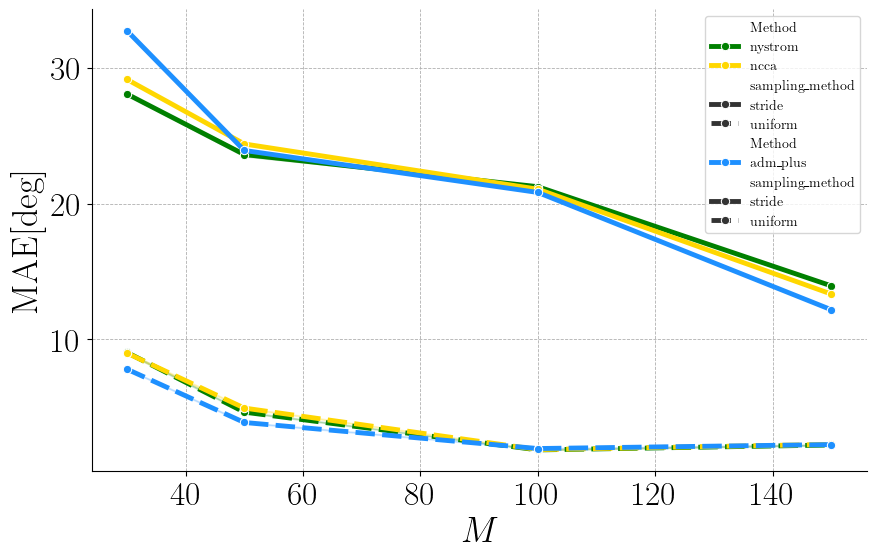
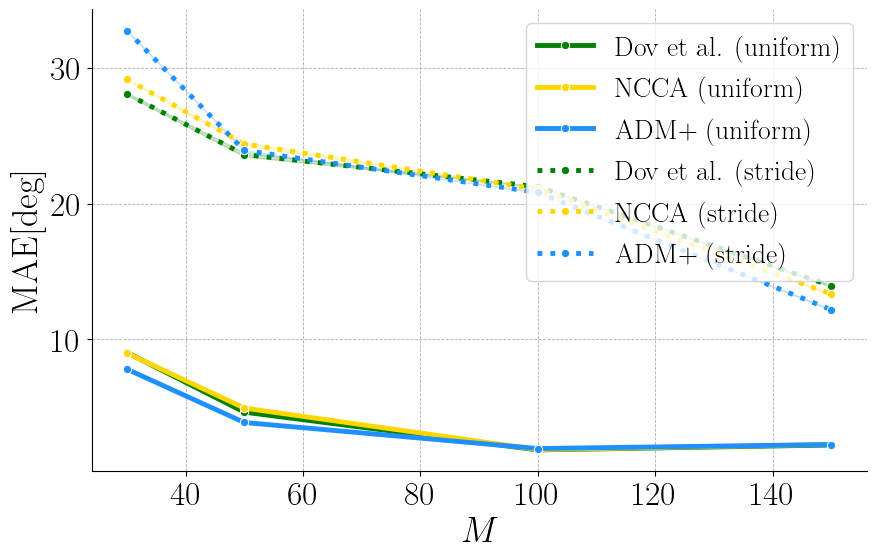
The notebook cell's code change between the first figure and the second:
--- before
+++ after
@@ -9,19 +9,27 @@
 
 # Plot for competing methods
-df_filtered = results_df[results_df['Method'].isin(competing_methods)] 
-ax = sns.lineplot(data=df_filtered, x='m_value', y='MAE', hue='Method',
-                  marker='o', palette=palette_competing, linewidth=linewidth, style='sampling_method',
-                  hue_order=competing_methods, estimator='mean', errorbar=errorbar)
+for sampling_method in sim_params['sampling_methods']:
+    print(f"Plotting for sampling method: {sampling_method}")
+    df_filtered = results_df[results_df['Method'].isin(competing_methods) & (results_df['sampling_method'] == sampling_method)]
+    ax = sns.lineplot(data=df_filtered, x='m_value', y='MAE', hue='Method',
+                      marker='o', palette=palette_competing, linewidth=linewidth, linestyle=sampling_linestyles[sampling_method],
+                      hue_order=competing_methods, estimator='mean', errorbar=errorbar)
 
-# Plot for our methods
-df_filtered = results_df[results_df['Method'].isin(our_methods)]
-ax = sns.lineplot(data=df_filtered, x='m_value', y='MAE', hue='Method',
-                  marker='o', palette=palette_our_methods, linewidth=linewidth, style='sampling_method',
-                  hue_order=our_methods, estimator='mean', errorbar=errorbar)
+    # Plot for our methods
+    df_filtered = results_df[results_df['Method'].isin(our_methods) & (results_df['sampling_method'] == sampling_method)]
+    ax = sns.lineplot(data=df_filtered, x='m_value', y='MAE', hue='Method',
+                      marker='o', palette=palette_our_methods, linewidth=linewidth, linestyle=sampling_linestyles[sampling_method],
+                      hue_order=our_methods, estimator='mean', errorbar=errorbar)
 
-# Modify the legend with custom names
+# Modify the legend with custom labels: Method (sampling method)
 handles, labels = plt.gca().get_legend_handles_labels()
-# labels = [method_names[label] for label in labels]
-# plt.legend(handles, labels, title_fontsize=26, fontsize=26, loc='upper left', frameon=True, prop=font_properties)
+method_counts = {}
+legend_labels = []
+for label in labels:
+    method_counts[label] = method_counts.get(label, 0) + 1
+    sampling_idx = min(method_counts[label] - 1, len(sim_params['sampling_methods']) - 1)
+    sampling_label = sim_params['sampling_methods'][sampling_idx].replace('_', ' ')
+    legend_labels.append(f"{method_names.get(label, label)} ({sampling_label})")
+plt.legend(handles, legend_labels, title_fontsize=20, fontsize=20, loc='best', frameon=True, ncols=1)
 
 # Enhancing the plot
@@ -44,3 +52,3 @@
 # Remove the top and right spines for a cleaner look
 sns.despine()
-plt.savefig(f'{summary_path}/{sim_params["angles_for_bias"]}_alpha_vs_mae.pdf', dpi=300, format='pdf', bbox_inches='tight')
+plt.savefig(f'{summary_path}/m_vs_mae.pdf', dpi=300, format='pdf', bbox_inches='tight')

Commit: updated results